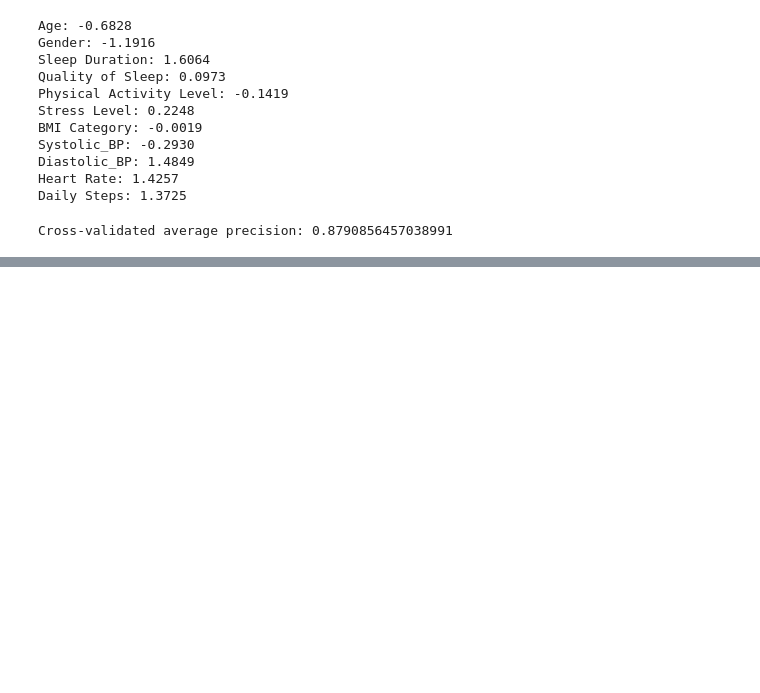
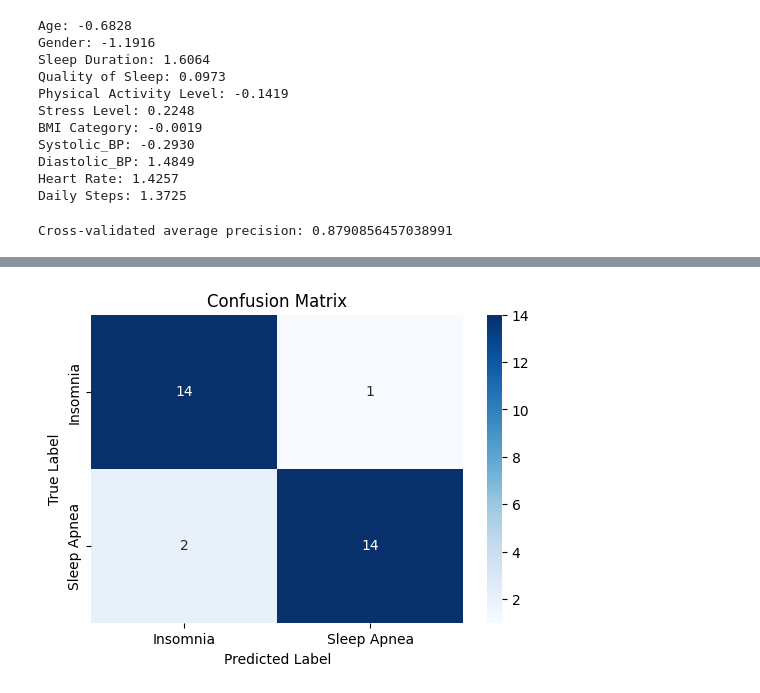
Before and after one commit to FikretZajmovic/senior-design-project, a Jupyter notebook: Sleep_Disorder_Prediction.ipynb, the cells around one changed output, grey strips where cells are left out. Saved outputs shown, nothing was run; the diff lists cells and outputs as text; code cells hidden in the pictures; blank space fills up the shorter version.

```diff
--- a/Sleep_Disorder_Prediction.ipynb
+++ b/Sleep_Disorder_Prediction.ipynb
@@ -278,0 +398,86 @@ Cross-validated average precision: 0.8790856457038991
+# %%
+import pandas as pd
+import numpy as np
+import seaborn as sns
+import matplotlib.pyplot as plt
+from sklearn.preprocessing import LabelEncoder, StandardScaler
+from sklearn.model_selection import train_test_split
+from sklearn.svm import SVC
+from sklearn.metrics import classification_report, accuracy_score, precision_score, f1_score, confusion_matrix
+from sklearn.inspection import permutation_importance
+
+df = pd.read_csv("/content/drive/MyDrive/SleepDisorderPrediction/Sleep_health_and_lifestyle_dataset.csv")
+
+df = df.dropna()
+
+label_encoders = {}
+
+label_encoders["Gender"] = LabelEncoder()
+df["Gender"] = label_encoders["Gender"].fit_transform(df["Gender"])  # Male=1, Female=0
+
+label_encoders["BMI Category"] = LabelEncoder()
+df["BMI Category"] = label_encoders["BMI Category"].fit_transform(df["BMI Category"])
+
+label_encoders["Sleep Disorder"] = LabelEncoder()
+df["Sleep Disorder"] = label_encoders["Sleep Disorder"].fit_transform(df["Sleep Disorder"])  # None=0, Insomnia=1, Sleep Apnea=2
+
+df[["Systolic_BP", "Diastolic_BP"]] = df["Blood Pressure"].str.split("/", expand=True).astype(float)
+df = df.drop(columns=["Blood Pressure"])
+
+features = ["Age", "Gender", "Sleep Duration", "Quality of Sleep", "Physical Activity Level", "Stress Level",
+            "BMI Category", "Systolic_BP", "Diastolic_BP", "Heart Rate", "Daily Steps"]
+
+X = df[features]
+y = df["Sleep Disorder"]
+
+scaler = StandardScaler()
+X[features] = scaler.fit_transform(X[features])
+
+X_train, X_test, y_train, y_test = train_test_split(X, y, test_size=0.2, random_state=42, stratify=y)
+
+svm_model = SVC(kernel='rbf', C=1, gamma='scale')
+svm_model.fit(X_train, y_train)
+
+y_pred = svm_model.predict(X_test)
+
+print("\nSVM Classification Report:")
+print(classification_report(y_test, y_pred, target_names=label_encoders["Sleep Disorder"].classes_))
+
+accuracy = accuracy_score(y_test, y_pred)
+precision = precision_score(y_test, y_pred, average='macro')
+f1 = f1_score(y_test, y_pred, average='macro')
+
+print(f"Accuracy: {accuracy:.2f}")
+print(f"Precision: {precision:.2f}")
+print(f"F1-score: {f1:.2f}")
+
+cm = confusion_matrix(y_test, y_pred)
+plt.figure(figsize=(6, 4))
+sns.heatmap(cm, annot=True, fmt='d', cmap='Blues', xticklabels=label_encoders["Sleep Disorder"].classes_,
+            yticklabels=label_encoders["Sleep Disorder"].classes_)
+plt.xlabel('Predicted Label')
+plt.ylabel('True Label')
+plt.title('Confusion Matrix')
+plt.show()
+
+perm_importance = permutation_importance(svm_model, X_test, y_test, scoring='accuracy', random_state=42)
+feature_importance = perm_importance.importances_mean
+sorted_idx = np.argsort(feature_importance)[::-1]
+
+plt.figure(figsize=(8, 5))
+plt.barh(np.array(features)[sorted_idx], feature_importance[sorted_idx], color='skyblue')
+plt.xlabel("Permutation Importance Score")
+plt.ylabel("Features")
+plt.title("Feature Importance in SVM Model")
+plt.gca().invert_yaxis()
+plt.show()
+
+plt.figure(figsize=(6, 4))
+sns.countplot(x=y_pred, palette="Set2")
+unique_classes = np.sort(np.unique(y_pred))
+plt.xticks(ticks=unique_classes, labels=[label_encoders["Sleep Disorder"].classes_[i] for i in unique_classes])
+plt.xlabel("Predicted Class")
+plt.ylabel("Count")
+plt.title("Distribution of Predicted Sleep Disorder Classes")
+plt.show()
+# %% [output]
@@ -278,0 +502 @@ Cross-validated average precision: 0.8790856457038991
+[figure, added]
```
Also changed, not shown: parts of 5 cells of this notebook.
